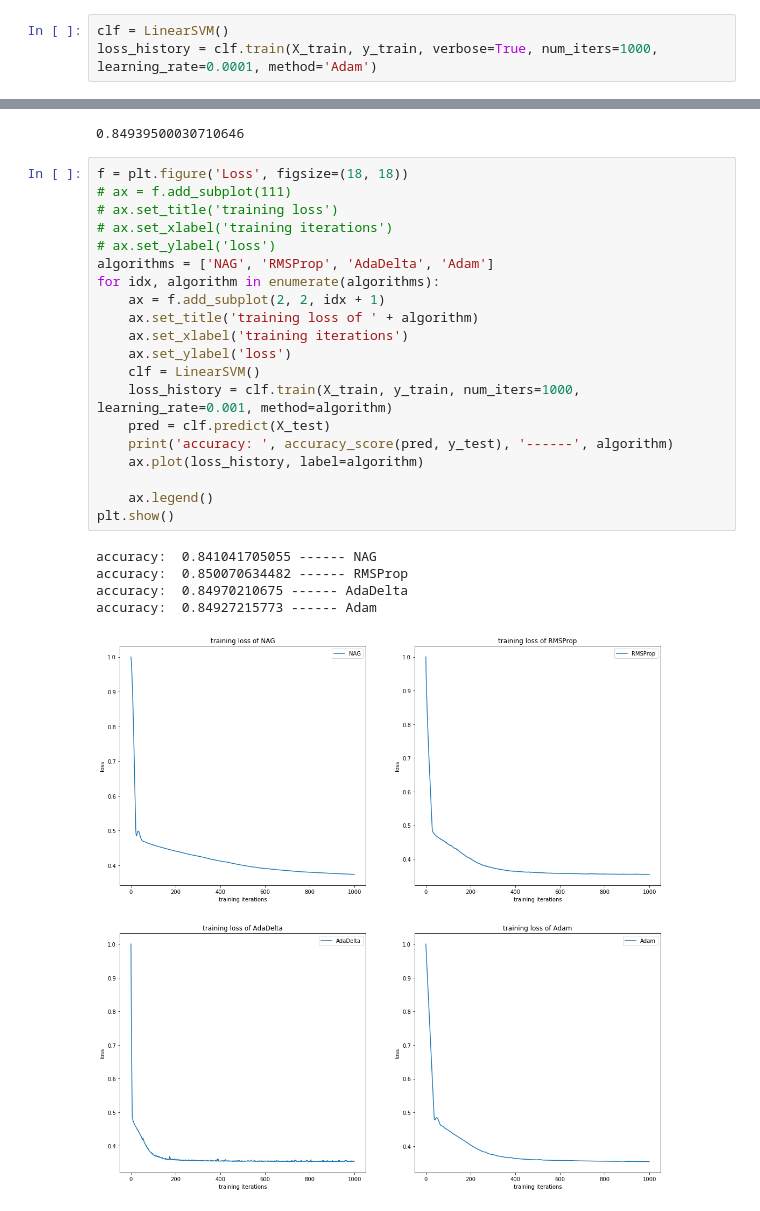
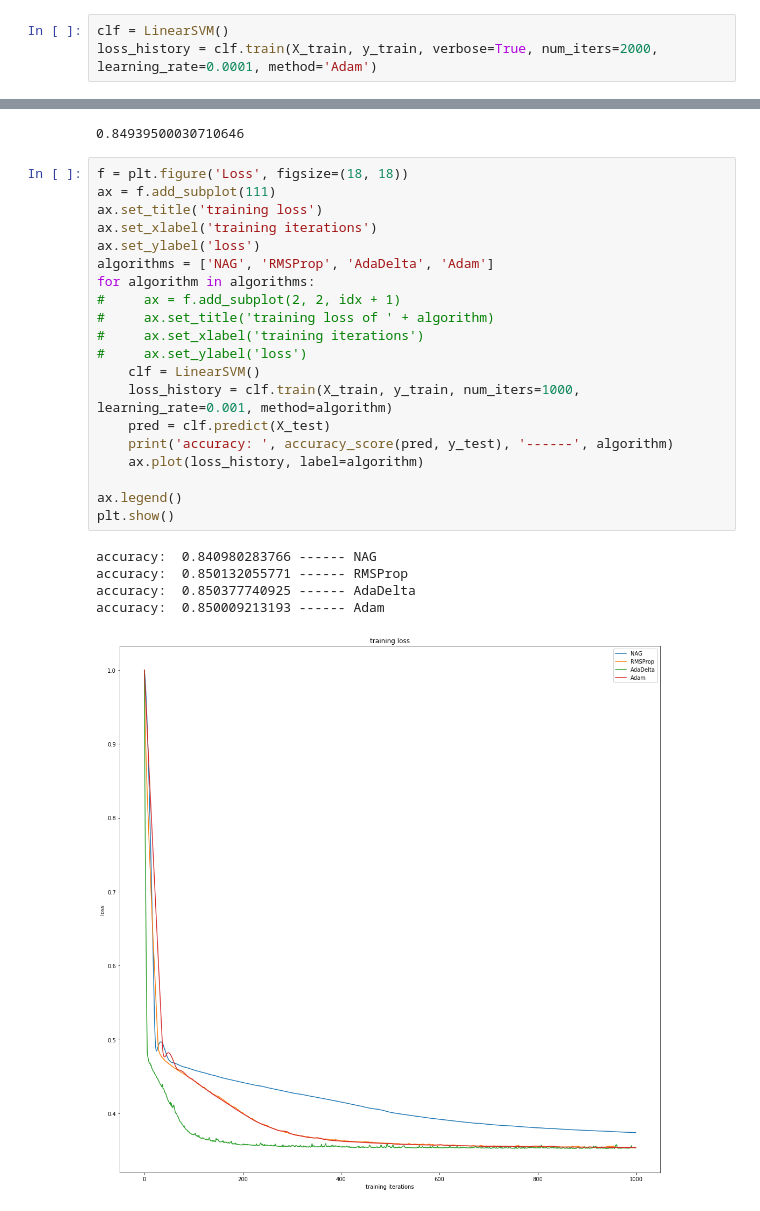
Before and after one commit to SunDoge/ML2017-lab-02, a Jupyter notebook: ClassificationExperiment.ipynb, the cells around one changed output, grey strips where cells are left out. Saved outputs shown, nothing was run; the diff lists cells and outputs as text.

```diff
--- a/ClassificationExperiment.ipynb
+++ b/ClassificationExperiment.ipynb
@@ -117,5 +117,5 @@ class LinearSVM(LinearClassifier):
 # X_train, X_valid, y_train, y_valid = train_test_split(X, y, test_size=0.2)
 # %%
 clf = LinearSVM()
-loss_history = clf.train(X_train, y_train, verbose=True, num_iters=1000, learning_rate=0.0001, method='Adam')
+loss_history = clf.train(X_train, y_train, verbose=True, num_iters=2000, learning_rate=0.0001, method='Adam')
 # %% [output]
@@ -147,27 +157,27 @@ lsvc.score(X_test, y_test)
 0.84939500030710646
 # %%
 f = plt.figure('Loss', figsize=(18, 18))
-# ax = f.add_subplot(111)
-# ax.set_title('training loss')
-# ax.set_xlabel('training iterations')
-# ax.set_ylabel('loss')
+ax = f.add_subplot(111)
+ax.set_title('training loss')
+ax.set_xlabel('training iterations')
+ax.set_ylabel('loss')
 algorithms = ['NAG', 'RMSProp', 'AdaDelta', 'Adam']
-for idx, algorithm in enumerate(algorithms):
-    ax = f.add_subplot(2, 2, idx + 1)
-    ax.set_title('training loss of ' + algorithm)
-    ax.set_xlabel('training iterations')
-    ax.set_ylabel('loss')
+for algorithm in algorithms:
+#     ax = f.add_subplot(2, 2, idx + 1)
+#     ax.set_title('training loss of ' + algorithm)
+#     ax.set_xlabel('training iterations')
+#     ax.set_ylabel('loss')
     clf = LinearSVM()
     loss_history = clf.train(X_train, y_train, num_iters=1000, learning_rate=0.001, method=algorithm)
     pred = clf.predict(X_test)
     print('accuracy: ', accuracy_score(pred, y_test), '------', algorithm)
     ax.plot(loss_history, label=algorithm)
 
-    ax.legend()
+ax.legend()
 plt.show()
 # %% [output]
-accuracy:  0.841041705055 ------ NAG
-accuracy:  0.850070634482 ------ RMSProp
-accuracy:  0.84970210675 ------ AdaDelta
-accuracy:  0.84927215773 ------ Adam
+accuracy:  0.840980283766 ------ NAG
+accuracy:  0.850132055771 ------ RMSProp
+accuracy:  0.850377740925 ------ AdaDelta
+accuracy:  0.850009213193 ------ Adam
-[figure, old version]
+[figure, new version]
```
Also changed, not shown: parts of 3 cells of this notebook.
